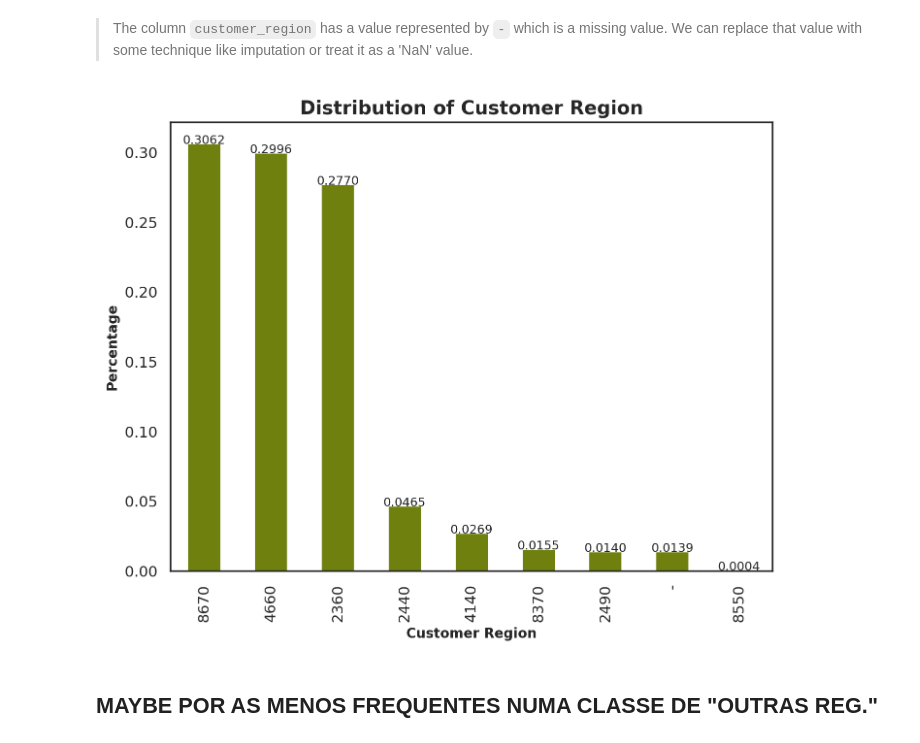
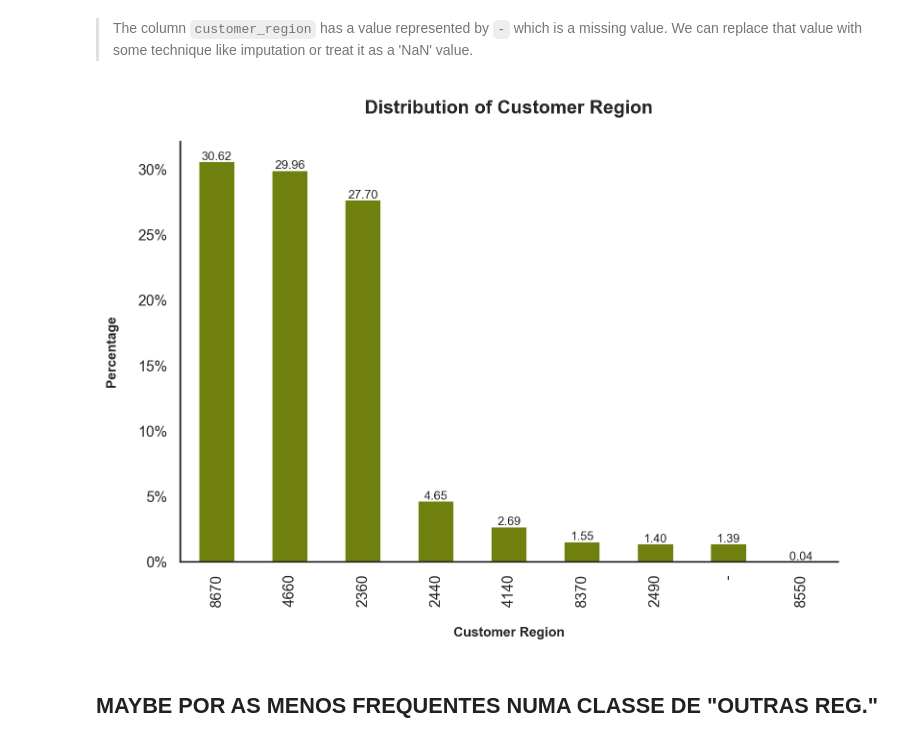
Before and after one commit to Silvestre17/DM_FoodDeliveryClustering_MasterProject, a Jupyter notebook: DM2425_Part1_37.ipynb, the cells around one changed output. Drawn from its saved outputs; the diff is of its cells as text; code cells hidden in the pictures.

```diff
--- a/DM2425_Part1_37.ipynb
+++ b/DM2425_Part1_37.ipynb
@@ -265,0 +315,13 @@ np.int64(0)
+# %%
+# Total Orders per Customer
+ABCDEats['Total_Orders'] = ABCDEats.loc[:, 'DOW_0':'DOW_6'].sum(axis=1)
+
+# Check the distribution of the total number of orders placed by each customer
+plt.figure(figsize=(12, 6))
+sns.histplot(ABCDEats['Total_Orders'], bins=len(ABCDEats['Total_Orders'].unique()), color='lightblue', kde=True)                 ############ POR EM %
+plt.title('Histogram of Total Orders per Customer\n', fontweight='bold', fontsize=16)
+plt.xlabel('Total Orders', fontweight='bold', fontsize=10)
+plt.ylabel('Frequency', fontweight='bold', fontsize=10)
+sns.despine(top=True, right=True)
+plt.tight_layout()
+plt.show()
@@ -292,20 +358,23 @@ pd.DataFrame(customer_region_n_freq.sort_values(by='n', ascending=False))
 # %% [markdown]
 > The column `customer_region` has a value represented by `-` which is a missing value. We can replace that value with some technique like imputation or treat it as a 'NaN' value.
 # %%
-# plot representing the distribution of the customer region
+# Barplot representing the distribution of the '
 ABCDEats['customer_region'].value_counts(normalize=True).plot(kind='bar', color='#6f800f', figsize=(8, 6))
 
-plt.title('Distribution of Customer Region', fontsize=14, fontweight='bold')
-plt.xlabel('Customer Region', fontsize=10, fontweight='bold')
-plt.ylabel('Percentage', fontsize=10, fontweight='bold')
+plt.title('Distribution of Customer Region\n', fontsize=14, fontweight='bold')
+plt.xlabel('\nCustomer Region', fontsize=10, fontweight='bold')
+plt.ylabel('Percentage\n', fontsize=10, fontweight='bold')
+plt.gca().yaxis.set_major_formatter(plt.FuncFormatter(lambda y, _: '{:.0%}'.format(y)))
 
+# Display the percentage on the top of each bar
 for i in range(len(ABCDEats['customer_region'].value_counts(normalize=True))):
     value = ABCDEats['customer_region'].value_counts(normalize=True).iloc[i]
-    plt.text(i, value, f'{value:.4f}', ha='center', fontsize=9)
-
+    plt.text(i, value+0.001, f'{value*100:.2f}', ha='center', fontsize=9)
+sns.despine(top=True, right=True)
+plt.tight_layout()
 plt.show()
 # %% [output]
-[figure, old version]
+[figure, new version]
 # %% [markdown]
 ## MAYBE POR AS MENOS FREQUENTES NUMA CLASSE DE "OUTRAS REG."
 # %% [markdown]
```
Also changed, not shown: parts of 61 cells of this notebook, 1 other file.
